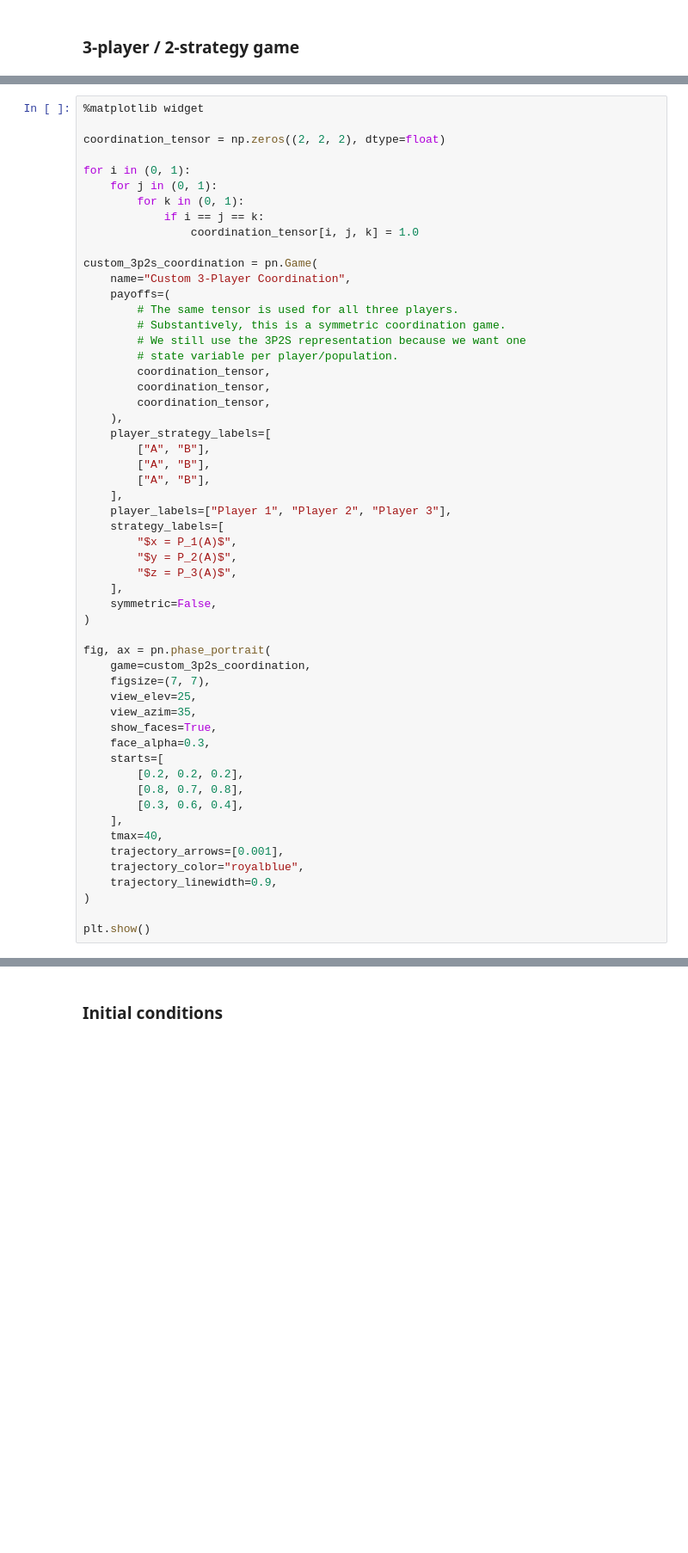
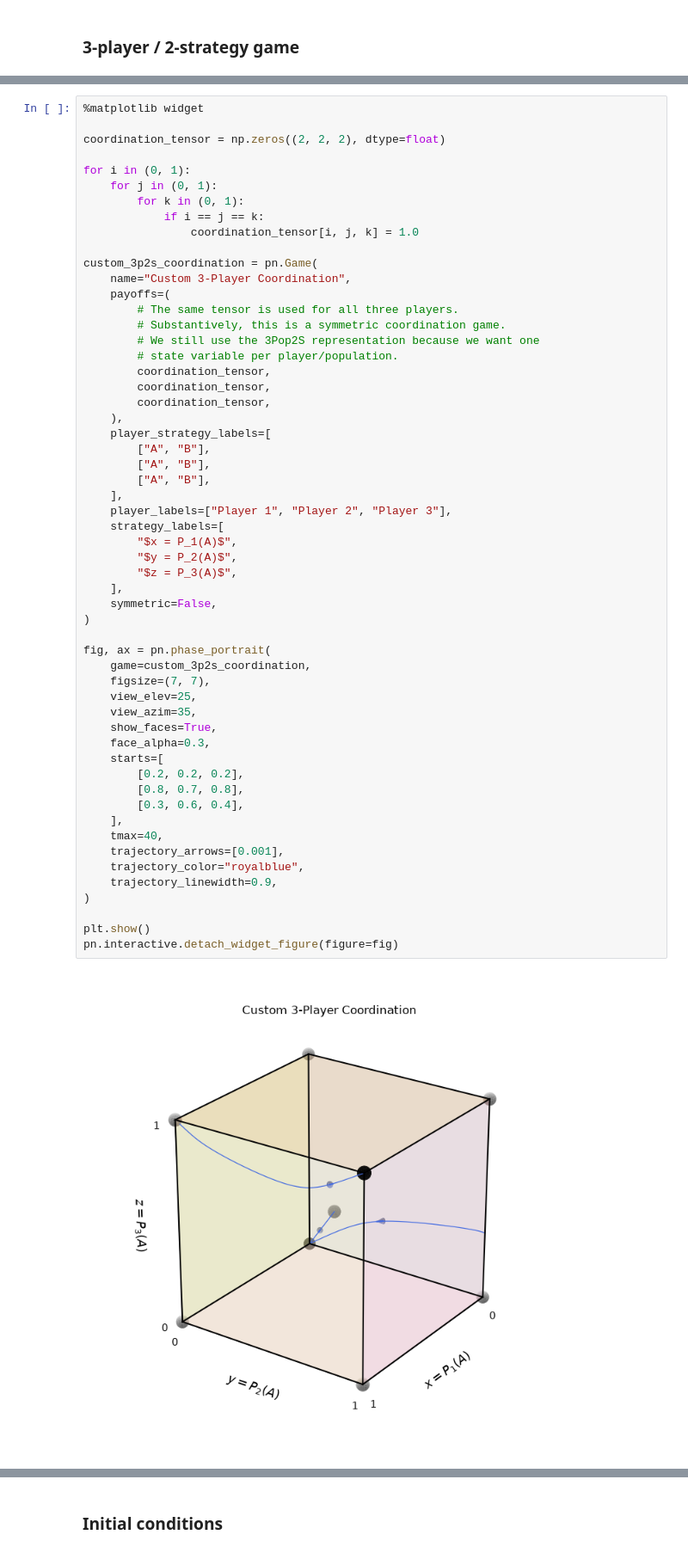
Before and after one commit to SlimaneD/pynamo, a Jupyter notebook: tutorial.ipynb, the cells around one changed output, grey strips where cells are left out. Shown at 86% size. Drawn from its saved outputs; the diff is of its cells as text; blank space fills up the shorter version.

```diff
--- a/tutorial.ipynb
+++ b/tutorial.ipynb
@@ -294,7 +399,7 @@ custom_3p2s_coordination = pn.Game(
     payoffs=(
         # The same tensor is used for all three players.
         # Substantively, this is a symmetric coordination game.
-        # We still use the 3P2S representation because we want one
+        # We still use the 3Pop2S representation because we want one
         # state variable per player/population.
         coordination_tensor,
         coordination_tensor,
@@ -306,31 +411,34 @@ custom_3p2s_coordination = pn.Game(
         ["A", "B"],
     ],
     player_labels=["Player 1", "Player 2", "Player 3"],
     strategy_labels=[
         "$x = P_1(A)$",
         "$y = P_2(A)$",
         "$z = P_3(A)$",
     ],
     symmetric=False,
 )
 
 fig, ax = pn.phase_portrait(
     game=custom_3p2s_coordination,
     figsize=(7, 7),
     view_elev=25,
     view_azim=35,
     show_faces=True,
     face_alpha=0.3,
     starts=[
         [0.2, 0.2, 0.2],
         [0.8, 0.7, 0.8],
         [0.3, 0.6, 0.4],
     ],
     tmax=40,
     trajectory_arrows=[0.001],
     trajectory_color="royalblue",
     trajectory_linewidth=0.9,
 )
 
 plt.show()
+pn.interactive.detach_widget_figure(figure=fig)
+# %% [output]
+[figure, added]
 # %% [markdown]
```
Also changed, not shown: parts of 50 cells of this notebook, 20 other files.
